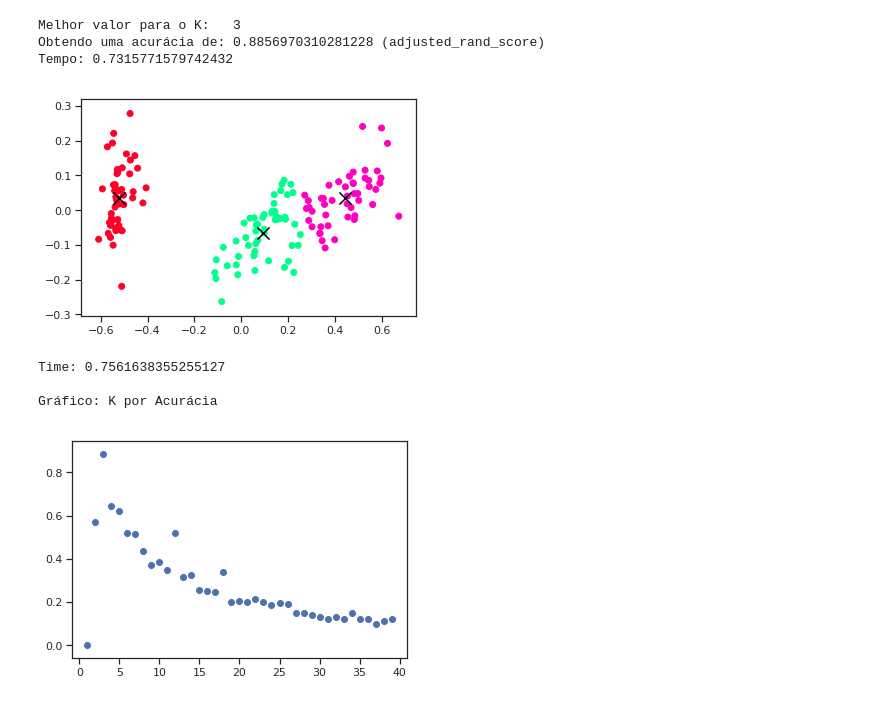
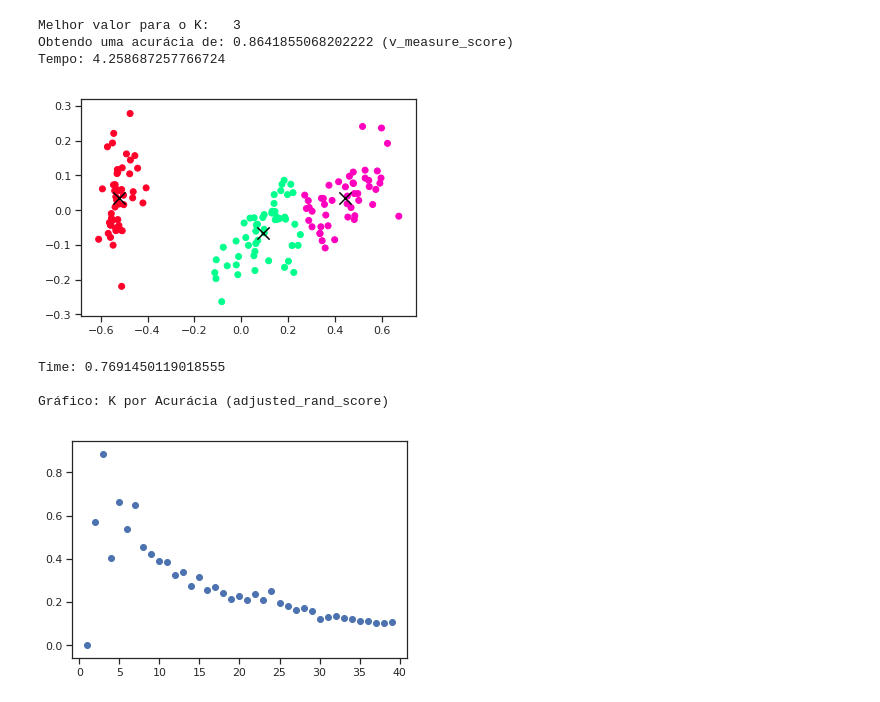
Before and after one commit to GrayJack/Bisect-K-Means, a Jupyter notebook: src/K-means-trettel.ipynb, the cells around one changed output. Drawn from its saved outputs; the diff is of its cells as text; code cells hidden in the pictures.

```diff
--- a/src/K-means-trettel.ipynb
+++ b/src/K-means-trettel.ipynb
@@ -37,7 +43,7 @@ def plotter2(doc):
 def euclidianDistance(p1, p2):
     return sqrt( (p1[0] - p2[0])**2 + (p1[1] - p2[1])**2 )
 # %%
-MAX_ITER = 15
+MAX_ITER = 60
 def goCondition(old_centroids, curr_centroids, itter):
     if itter >= MAX_ITER: return False
 
@@ -52,9 +58,9 @@ def goCondition(old_centroids, curr_centroids, itter):
 # %%
 def defineNewCentroids(S, old_centroids, dist_func):
     color = {cen:i for i,cen in enumerate(old_centroids)}
-
     centroids = dict()
     labels = []
+    groups = {}
 
     for p in S:
         distances = [(dist_func(p, centroid), centroid) for centroid in old_centroids]
@@ -63,59 +69,71 @@ def defineNewCentroids(S, old_centroids, dist_func):
         label = color[closest_centroid]
         labels.append(label)
 
+
         if label not in centroids:
-            centroids[label] = {"x":p[0], "y":p[1], "len":1}
+            centroids[label] = {"x":p[0], "y":p[1], "len":1, "points":[p]}
         else:
             centroids[label]["x"] += p[0]
             centroids[label]["y"] += p[1]
             centroids[label]["len"] += 1
+            centroids[label]["points"].append(p)
 
     new_centroids = [(c['x']/c['len'], c['y']/c['len']) for c in centroids.values()]
 
-    return new_centroids,labels
+    return new_centroids,labels,[centroids[c]['points'] for c in centroids]
 # %%
-
 def kmeans(S, k, dist_func):
     curr_centroids = [tuple(s) for s in rd.sample(S, k)]
     old_centroids  = [tuple(s) for s in rd.sample(S, k)]
     itter = 0
+    predicted = []
+    groups = []
 
     while goCondition(old_centroids, curr_centroids, itter):
         old_centroids = curr_centroids
-        curr_centroids,predicted = defineNewCentroids(S, old_centroids, dist_func)
+        curr_centroids,predicted,groups = defineNewCentroids(S, old_centroids, dist_func)
         itter += 1
 
-    return predicted,old_centroids
+    return predicted,old_centroids,groups
 # %%
-document = np.array(iris_df[iris_df.columns[1:-1]]).tolist()
+d1 = list(iris_df.PCA1)
+d2 = list(iris_df.PCA2)
 
 maping = {key:count for count,key in enumerate(iris_df.species)}
-y_true = [maping[i] for i in iris_df.species]
+Y = [maping[i] for i in iris_df.species]
+
+
+document = list(zip(d1,d2,Y))
 
 best_accuracy = -2
 best_centr = []
 best_k = -1
 best_label = []
 inicio = time()
+accuracy = 0
 
-for K in range(1, 40):
-    y_pred, centroids = kmeans(document, K, euclidianDistance)
+# metric = metrics.adjusted_rand_score
+metric = metrics.v_measure_score
 
-    accuracy = metrics.adjusted_rand_score(y_true, y_pred)
-#     accuracy = metrics.v_measure_score(y_true, y_pred)
+for _ in range(15):
+    k_acc = []
+    for K in range(1, 20):
+        y_pred, centroids, _ = kmeans(document, K, euclidianDistance)
 
-    if accuracy >= best_accuracy:
-        best_accuracy = accuracy
-        best_centr = centroids
-        best_k = K
-        best_label = y_pred
+        accuracy = metric(Y, y_pred)
 
-    final = time()
+        if accuracy >= best_accuracy:
+            best_accuracy = accuracy
+            best_centr = centroids
+            best_k = K
+            best_label = y_pred
 
-print(f"Melhor valor para o K:   {3}\nObtendo uma acurácia de: {best_accuracy} (adjusted_rand_score)\nTempo: {final-inicio}")
+final = time()
+
+print(f"Melhor valor para o K:   {best_k}\nObtendo uma acurácia de: {best_accuracy} ({metric.__name__})\nTempo: {final-inicio}")
 plotter(document, best_centr, best_label)
 # %% [output]
 Melhor valor para o K:   3
-Obtendo uma acurácia de: 0.8856970310281228 (adjusted_rand_score)
-Tempo: 0.7315771579742432
+Obtendo uma acurácia de: 0.8641855068202222 (v_measure_score)
+Tempo: 4.258687257766724
 [figure]
@@ -122,22 +142,25 @@ Tempo: 0.7315771579742432
 # %%
 k_acc = []
+acc,y_pred = 0,0
 
 inicio = time()
+
+metric = metrics.adjusted_rand_score
+# metric = metrics.v_measure_score
+
 for K in range(1, 40):
-    y_pred, _ = kmeans(document, K, euclidianDistance)
+    y_pred, _,_ = kmeans(document, K, euclidianDistance)
+    acc = metric(Y, y_pred)
+    k_acc.append([K, acc])
 
-    accuracy = metrics.adjusted_rand_score(y_true, y_pred)
-
-#     accuracy = metrics.v_measure_score(y_true, y_pred)
-    k_acc.append([K, accuracy])
 
 final = time()
 
 plotter2(k_acc)
 
-print(f"Time: {final-inicio}\n\nGráfico: K por Acurácia")
+print(f"Time: {final-inicio}\n\nGráfico: K por Acurácia ({metric.__name__})")
 # %% [output]
-Time: 0.7561638355255127
+Time: 0.7691450119018555
 
-Gráfico: K por Acurácia
+Gráfico: K por Acurácia (adjusted_rand_score)
-[figure, old version]
+[figure, new version]
```
Also changed, not shown: parts of 13 cells of this notebook, 1 other file.
